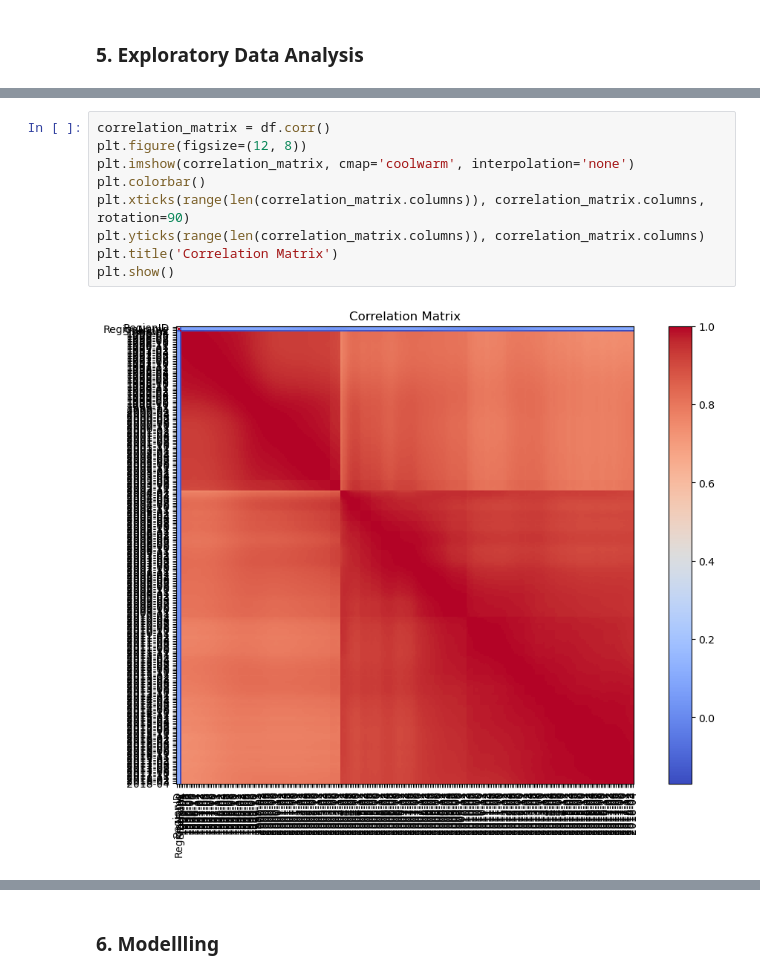
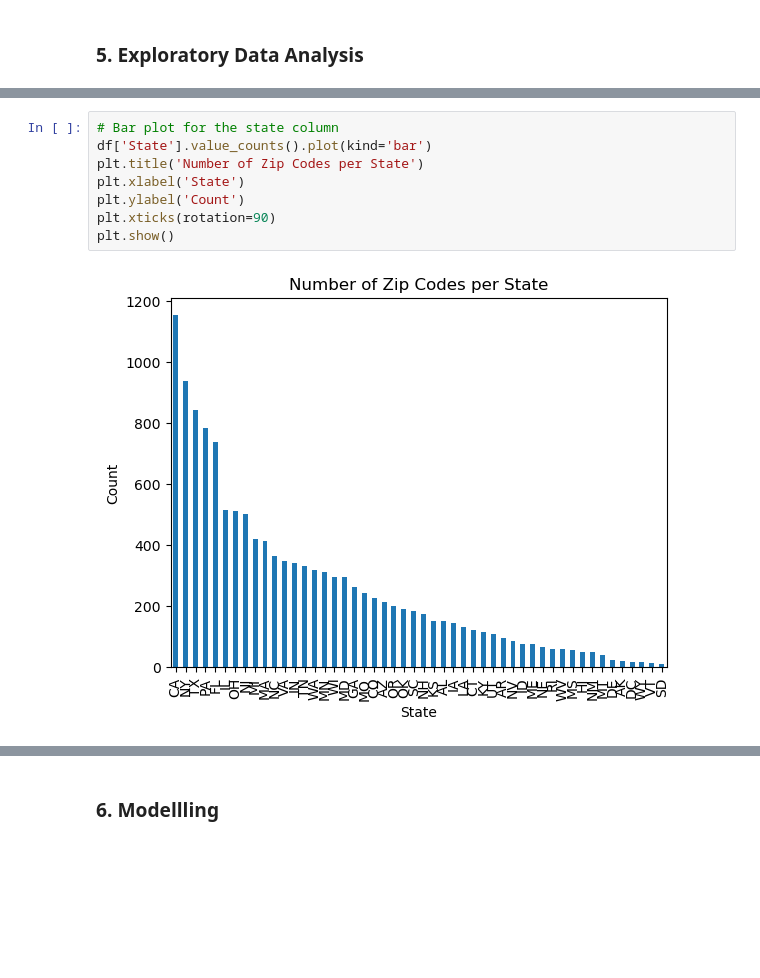
Before and after one commit to frank015940/Alchemy-of-Real-Estate-Value, a Jupyter notebook: Untitled-1.ipynb, the cells around one changed output, grey strips where cells are left out. Cells and saved outputs as stored; diff of their text form; blank space fills up the shorter version.

```diff
--- a/Untitled-1.ipynb
+++ b/Untitled-1.ipynb
@@ -239,11 +201,10 @@ plt.show()
-# %%
-correlation_matrix = df.corr()
-plt.figure(figsize=(12, 8))
-plt.imshow(correlation_matrix, cmap='coolwarm', interpolation='none')
-plt.colorbar()
-plt.xticks(range(len(correlation_matrix.columns)), correlation_matrix.columns, rotation=90)
-plt.yticks(range(len(correlation_matrix.columns)), correlation_matrix.columns)
-plt.title('Correlation Matrix')
-plt.show()
-# %% [output]
-[figure, removed]
+# %%
+# Bar plot for the state column
+df['State'].value_counts().plot(kind='bar')
+plt.title('Number of Zip Codes per State')
+plt.xlabel('State')
+plt.ylabel('Count')
+plt.xticks(rotation=90)
+plt.show()
+# %% [output]
+[figure, added]
```
Also changed, not shown: parts of 42 cells of this notebook.
